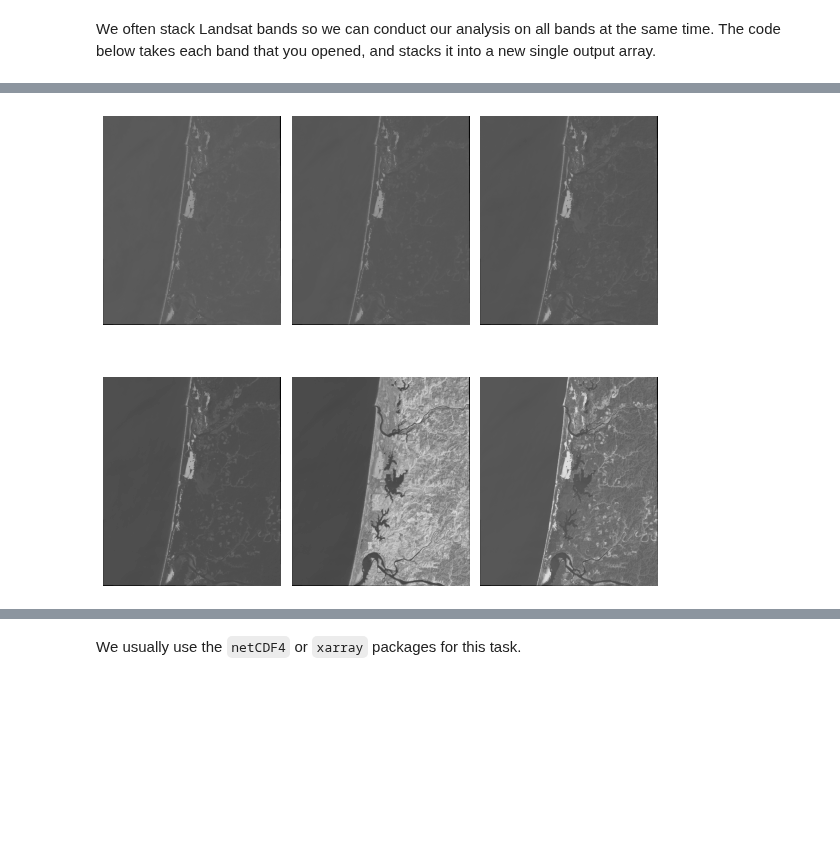
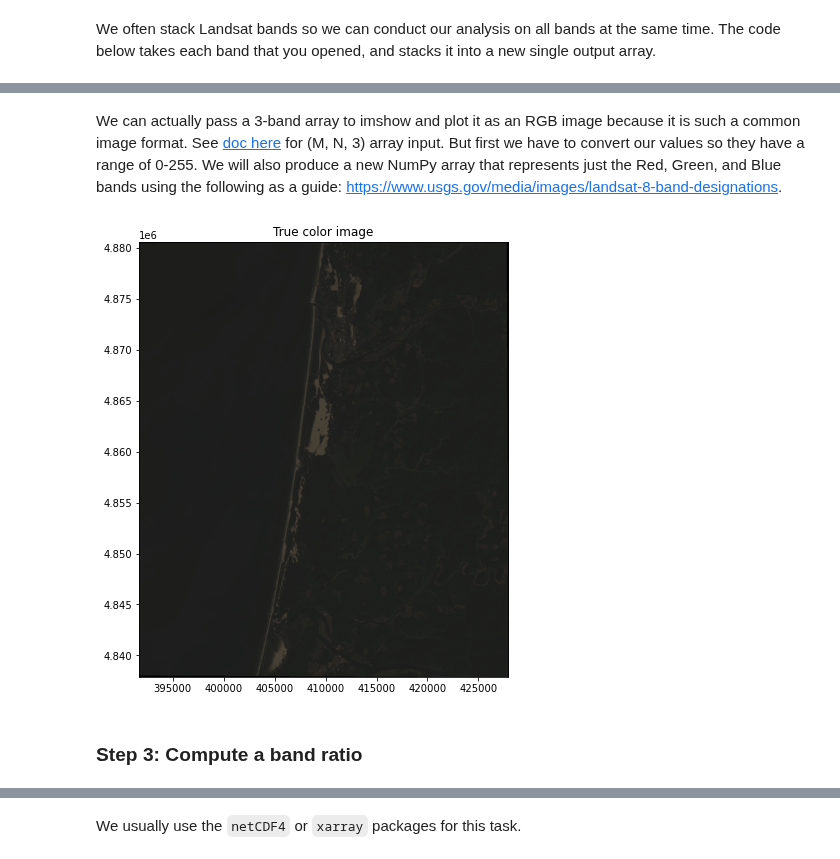
Before and after one commit to JohnnyRyan1/geospatial-data-science, a Jupyter notebook: labs/lab4/04_read_write_gridded_data.ipynb, the cells around one changed output, grey strips where cells are left out. Cells and saved outputs as stored; diff of their text form; code cells hidden in the pictures; blank space fills up the shorter version.

```diff
--- a/labs/lab4/04_read_write_gridded_data.ipynb
+++ b/labs/lab4/04_read_write_gridded_data.ipynb
@@ -89,15 +138,18 @@ all_bands.shape
-# %%
-# Plot the first six bands
-fig, ((ax1, ax2, ax3), (ax4, ax5, ax6)) = plt.subplots(nrows=2, ncols=3, figsize=(10,8))
-ax1.imshow(all_bands[:,:,0], cmap="Greys_r")
-ax2.imshow(all_bands[:,:,1], cmap="Greys_r")
-ax3.imshow(all_bands[:,:,2], cmap="Greys_r")
-ax4.imshow(all_bands[:,:,3], cmap="Greys_r")
-ax5.imshow(all_bands[:,:,4], cmap="Greys_r")
-ax6.imshow(all_bands[:,:,5], cmap="Greys_r")
-ax7.imshow(all_bands[:,:,6], cmap="Greys_r")
-for ax in (ax1, ax2, ax3, ax4, ax5, ax6):
-    ax.set_axis_off()
-plt.tight_layout()
-# %% [output]
-[figure, removed]
+# %% [markdown]
+We can actually pass a 3-band array to imshow and plot it as an RGB image because it is such a common image format. See [doc here](https://matplotlib.org/3.3.3/api/_as_gen/matplotlib.pyplot.imshow.html) for (M, N, 3) array input. But first we have to convert our values so they have a range of 0-255. We will also produce a new NumPy array that represents just the Red, Green, and Blue bands using the following as a guide: https://www.usgs.gov/media/images/landsat-8-band-designations.
+# %%
+# Convert values to a range of 0-255
+all_bands_image = np.uint8((all_bands / 65536) * 255)
+# %%
+# Produce a new array by stacking the RGB bands
+rgb = np.dstack((all_bands_image[:,:,3],all_bands_image[:,:,2],all_bands_image[:,:,1]))
+# %%
+# Plot as RGB image
+fig, ax = plt.subplots(figsize=(8,8))
+im = ax.imshow(rgb, extent=full_extent)
+ax.set_title("True color image")
+plt.show()
+# %% [output]
+[figure, added]
+# %% [markdown]
+### Step 3: Compute a band ratio
```
Also changed, not shown: parts of 41 cells of this notebook, 1 other file.
